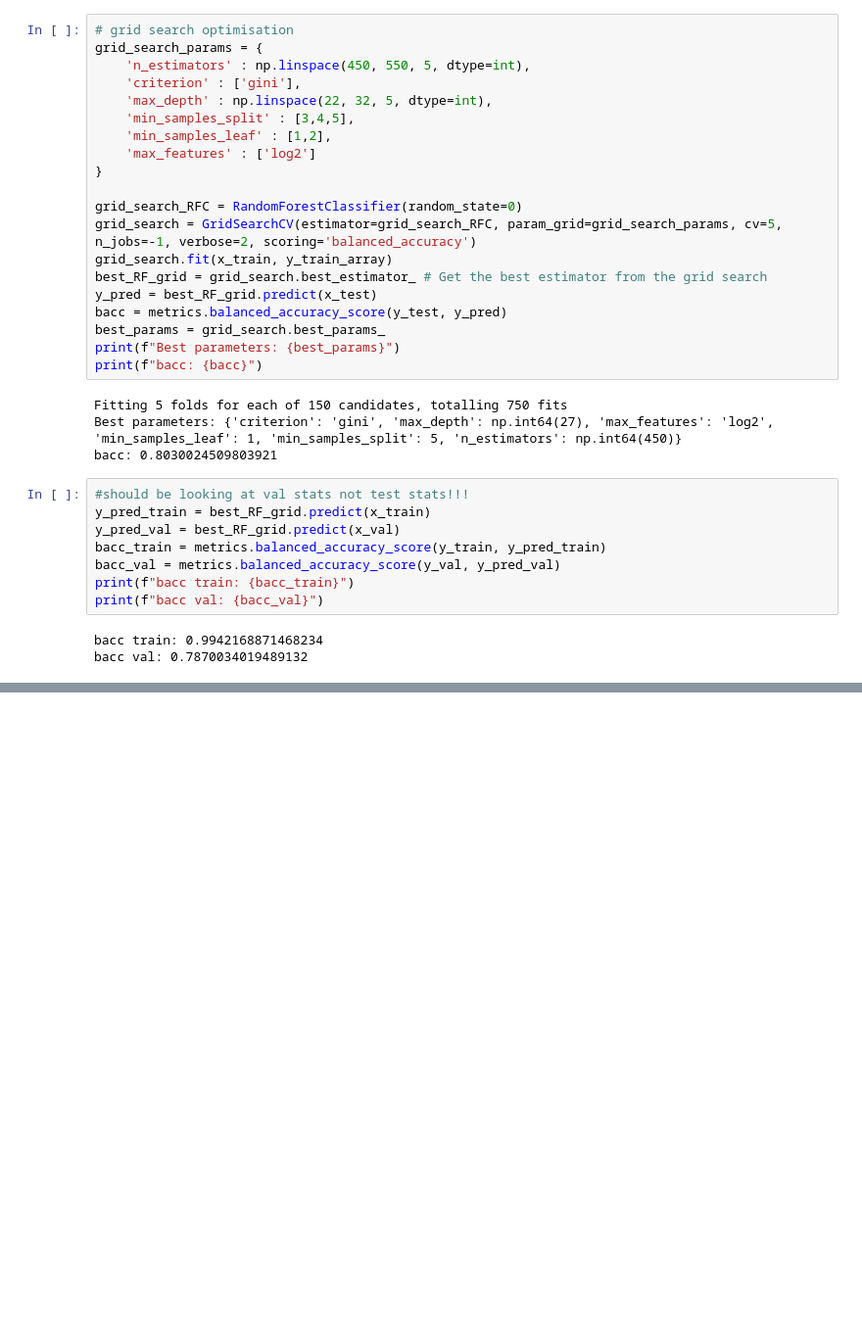
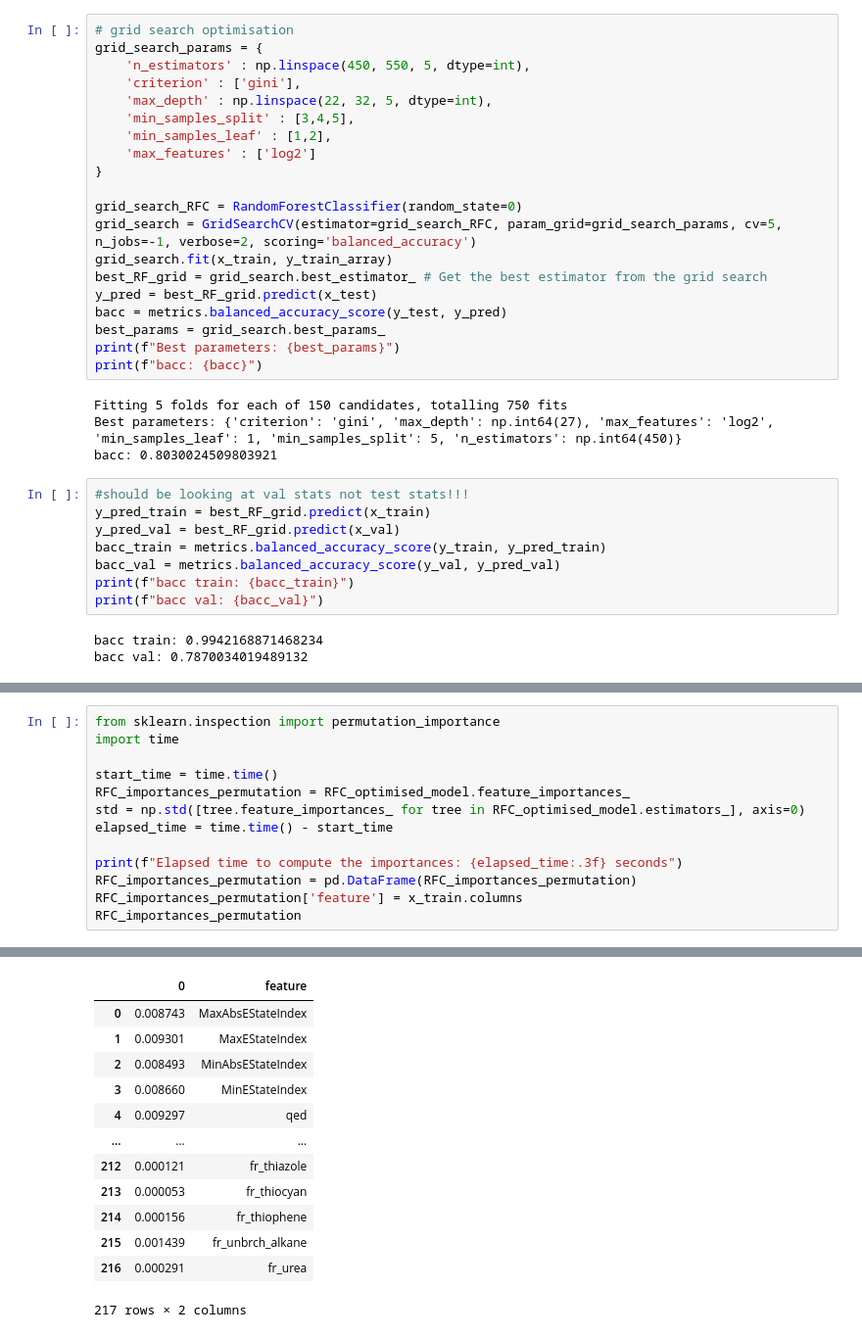
Before and after one commit to dx21006/ML_Tox21_Assessment, a Jupyter notebook: no_nontoxic_nans/2_random_forest/random forest new.ipynb, the cells around one changed output, grey strips where cells are left out. Shown: that part at 98% size. Cells and saved outputs as stored; diff of their text form; blank space fills up the shorter version.

```diff
--- a/no_nontoxic_nans/2_random_forest/random forest new.ipynb
+++ b/no_nontoxic_nans/2_random_forest/random forest new.ipynb
@@ -181,0 +201,14 @@ accuracy: 0.7790404040404041
+# %%
+from sklearn.inspection import permutation_importance
+import time
+
+start_time = time.time()
+RFC_importances_permutation = RFC_optimised_model.feature_importances_
+std = np.std([tree.feature_importances_ for tree in RFC_optimised_model.estimators_], axis=0)
+elapsed_time = time.time() - start_time
+
+print(f"Elapsed time to compute the importances: {elapsed_time:.3f} seconds")
+RFC_importances_permutation = pd.DataFrame(RFC_importances_permutation)
+RFC_importances_permutation['feature'] = x_train.columns
+RFC_importances_permutation
+# %% [output]
@@ -181,0 +216,13 @@ accuracy: 0.7790404040404041
+|  | 0 | feature |
+| 0 | 0.008743 | MaxAbsEStateIndex |
+| 1 | 0.009301 | MaxEStateIndex |
+| 2 | 0.008493 | MinAbsEStateIndex |
+| 3 | 0.008660 | MinEStateIndex |
+| 4 | 0.009297 | qed |
+| ... | ... | ... |
+| 212 | 0.000121 | fr_thiazole |
+| 213 | 0.000053 | fr_thiocyan |
+| 214 | 0.000156 | fr_thiophene |
+| 215 | 0.001439 | fr_unbrch_alkane |
+| 216 | 0.000291 | fr_urea |
+217 rows × 2 columns
```
Also changed, not shown: parts of 15 cells of this notebook, 1 other file.
